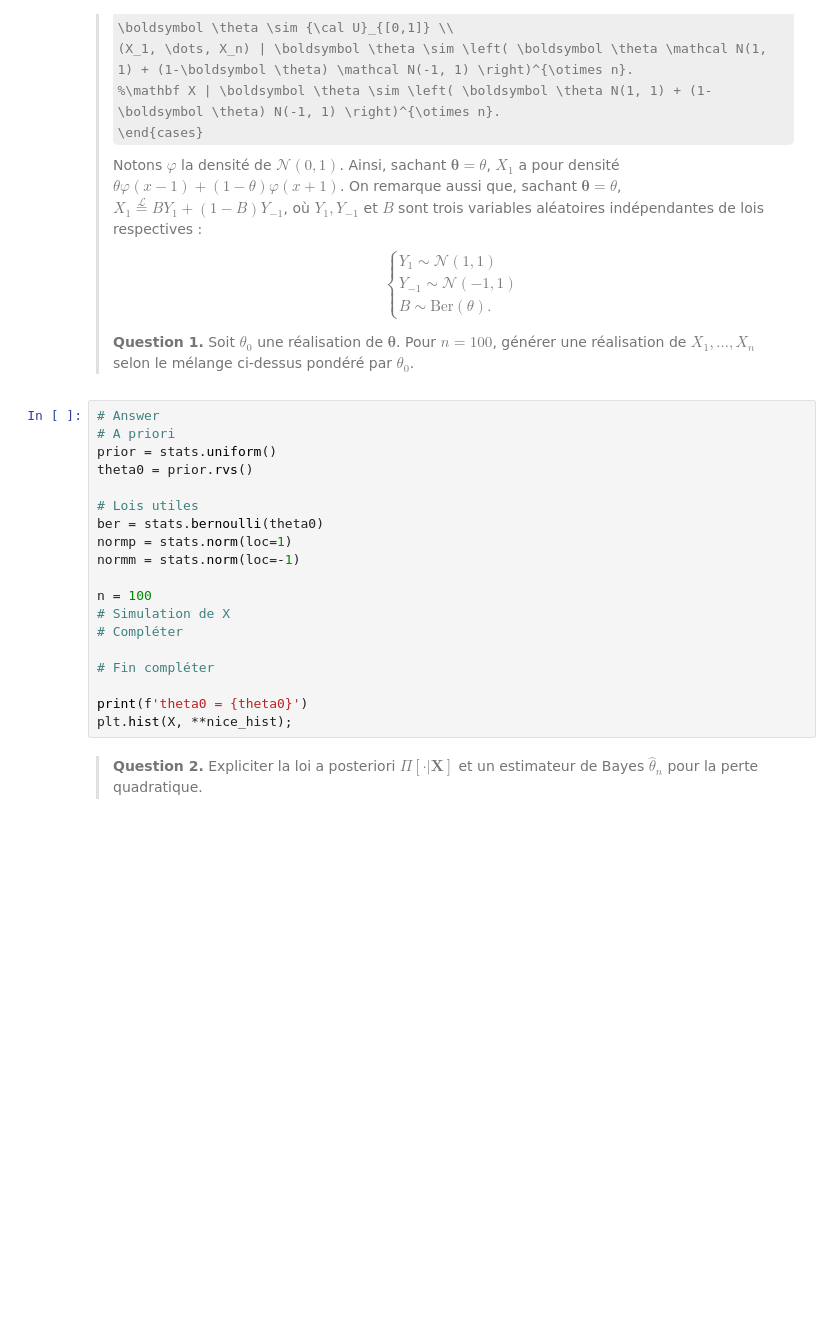
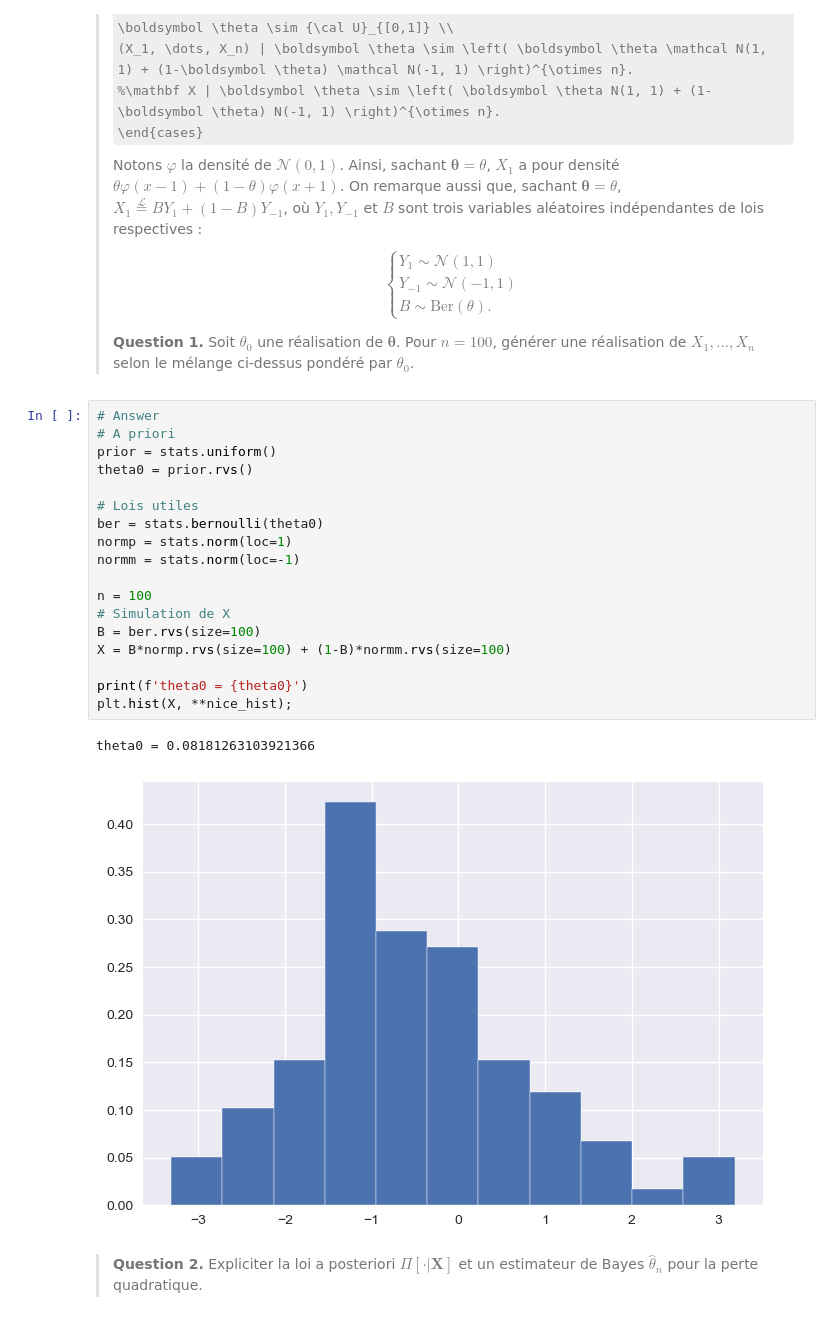
Before and after one commit to PolTibau/Statistique-Computationnelle, a Jupyter notebook: TP/TP3_student.ipynb, the cells around one changed output. Saved outputs shown, nothing was run; the diff lists cells and outputs as text; some formulas as TeX source; blank space fills up the shorter version.

```diff
--- a/TP/TP3_student.ipynb
+++ b/TP/TP3_student.ipynb
@@ -433,22 +462,24 @@ Pour $n=100$, générer une réalisation de $X_1,\dots,X_n$ selon le mélange ci
 # %%
 # Answer
 # A priori
 prior = stats.uniform()
 theta0 = prior.rvs()
 
 # Lois utiles
 ber = stats.bernoulli(theta0)
 normp = stats.norm(loc=1)
 normm = stats.norm(loc=-1)
 
 n = 100
 # Simulation de X
-# Compléter
-
-# Fin compléter
+B = ber.rvs(size=100)
+X = B*normp.rvs(size=100) + (1-B)*normm.rvs(size=100)
 
 print(f'theta0 = {theta0}')
 plt.hist(X, **nice_hist);
+# %% [output]
+theta0 = 0.08181263103921366
+[figure, added]
 # %% [markdown]
 >**Question 2.**
 Expliciter la loi a posteriori $\Pi[\cdot | \mathbf X]$ et un estimateur de Bayes $\hat \theta_n$ pour la perte quadratique.
```
Also changed, not shown: parts of 13 cells of this notebook.
